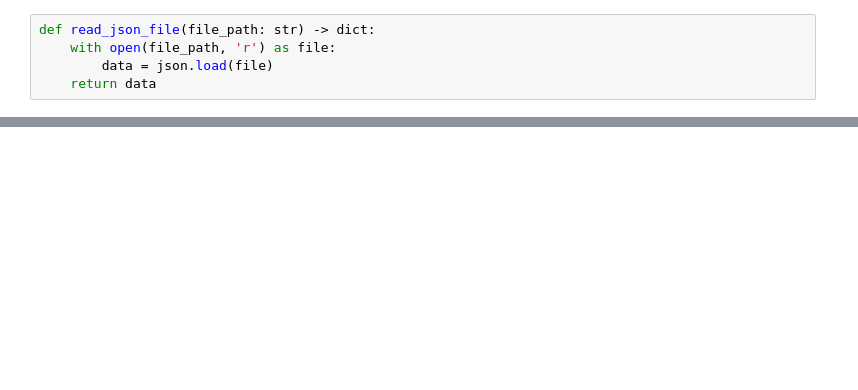
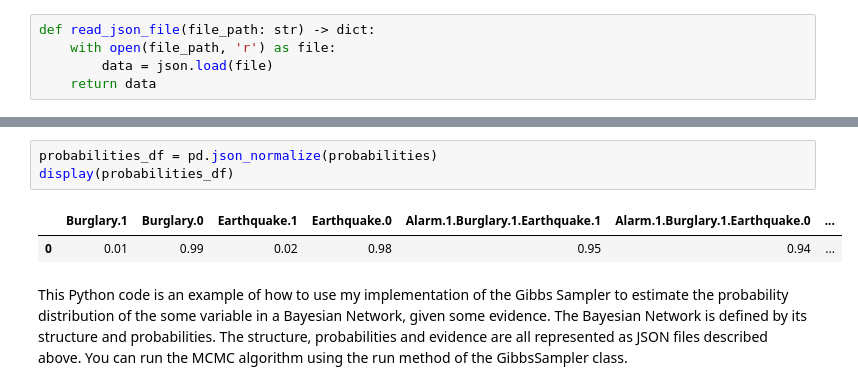
Before and after one commit to oszypczy/Bayes-Network-MCMC-Algorithm, a Jupyter notebook: lab_7.ipynb, the cells around one changed output, grey strips where cells are left out. Drawn from its saved outputs; the diff is of its cells as text; blank space fills up the shorter version.

```diff
--- a/lab_7.ipynb
+++ b/lab_7.ipynb
@@ -160,0 +231,8 @@ def read_json_file(file_path: str) -> dict:
+# %%
+probabilities_df = pd.json_normalize(probabilities)
+display(probabilities_df)
+# %% [output]
+|  | Burglary.1 | Burglary.0 | Earthquake.1 | Earthquake.0 | Alarm.1.Burglary.1.Earthquake.1 | Alarm.1.Burglary.1.Earthquake.0 | ... |
+| 0 | 0.01 | 0.99 | 0.02 | 0.98 | 0.95 | 0.94 | ... |
+# %% [markdown]
+This Python code is an example of how to use my implementation of the Gibbs Sampler to estimate the probability distribution of the some variable in a Bayesian Network, given some evidence. The Bayesian Network is defined by its structure and probabilities. The structure, probabilities and evidence are all represented as JSON files described above. You can run the MCMC algorithm using the run method of the GibbsSampler class.
```
Also changed, not shown: parts of 16 cells of this notebook, 1 other file.
